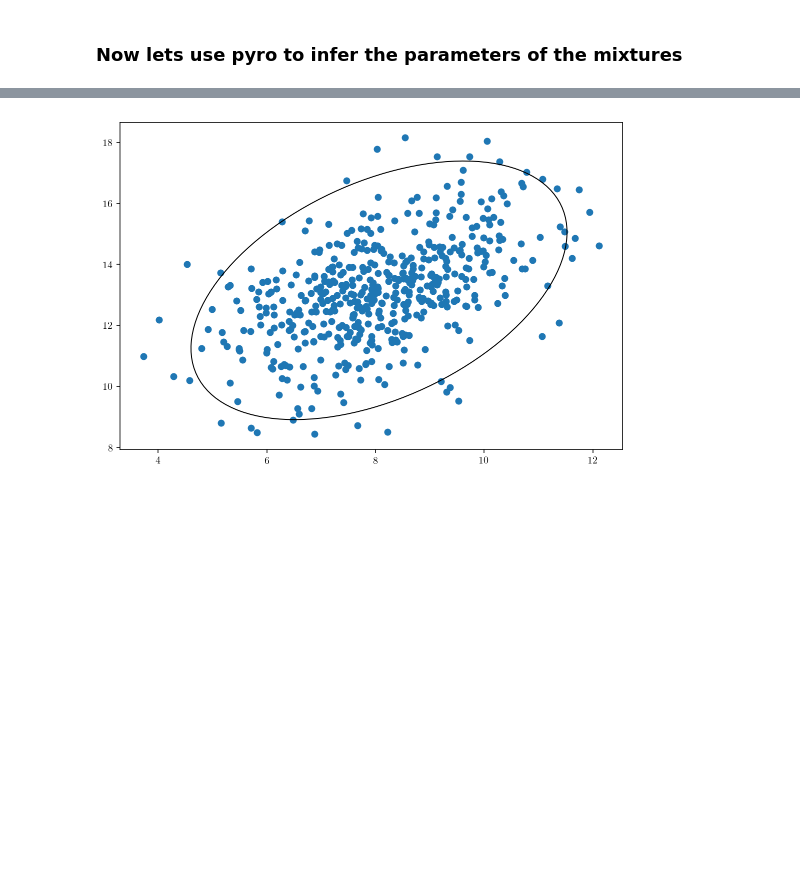
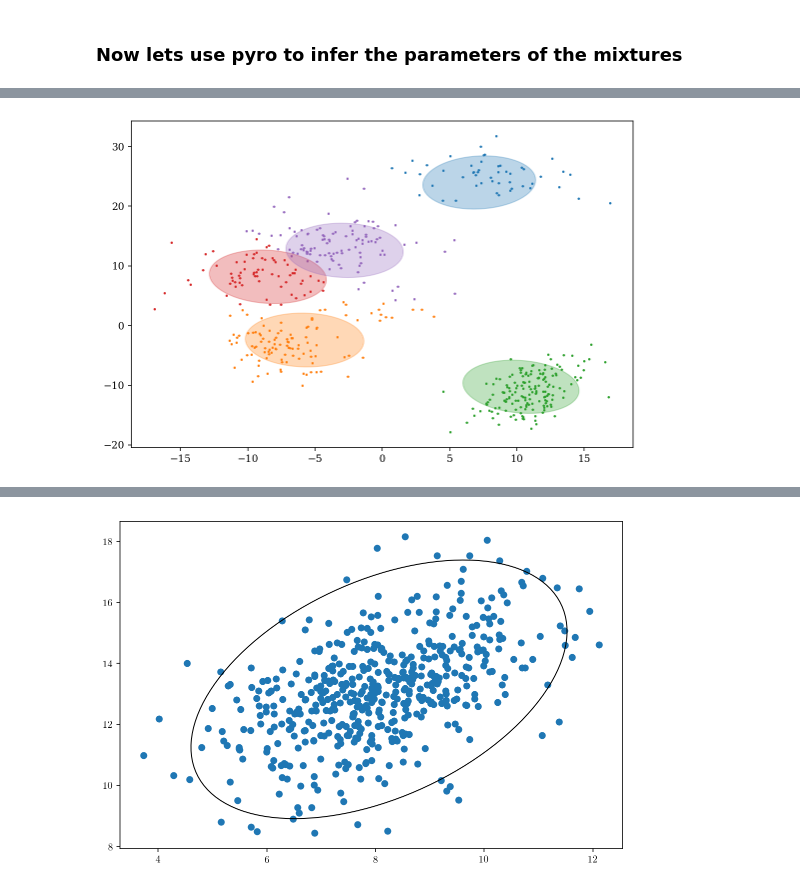
Before and after one commit to jrussell25/ML-miscellany, a Jupyter notebook: pyro_gmm.ipynb, the cells around one changed output, grey strips where cells are left out. Saved outputs shown, nothing was run; the diff lists cells and outputs as text; code cells hidden in the pictures; blank space fills up the shorter version.

```diff
--- a/pyro_gmm.ipynb
+++ b/pyro_gmm.ipynb
@@ -302,3 +372,25 @@ learned_scales = pyro.param('m_scale').detach().numpy()
+# %%
+map_means =  pyro.param('m_loc').detach()#.numpy()
+map_scales = pyro.param('scale').detach()#dist.Gamma(pyro.param('v_shape').detach(), pyro.param('v_rate').detach()).mean
+map_corrs = pyro.param('cc').detach()
+map_tril = map_corrs.bmm(map_scales.diag_embed()).detach()
+map_cov = map_tril.bmm(map_tril.permute(0,2,1))
+map_c = torch.argmax(pyro.param('phi'),axis=-1).detach().numpy()
+map_w = dist.Dirichlet(pyro.param('alpha').detach()).mean.numpy()
+# %%
+fig, ax = plt.subplots()
+for i in range(N_classes):
+    pts = data.numpy()[map_c==i]
+    if pts.shape[0]>0:
+        ax.scatter(pts[:,0], pts[:,1], s=2)
+        if map_w[i]>0.05:
+            e = draw_elliptical_contour(map_means[i],map_cov[i])
+            e.set_edgecolor(plt.get_cmap('tab10')(i))
+            e.set_facecolor(plt.get_cmap('tab10')(i))
+            ax.add_patch(e)
+plt.show()
+# %% [output]
+[figure, added]
 # %%
 #plt.scatter(learned_means[:,0],learned_means[:,1],label='learned')
 plt.scatter(true_means[:,0].numpy(),true_means[:,1].numpy(),label='ground truth')
```
Also changed, not shown: parts of 66 cells of this notebook, 3 other files.
